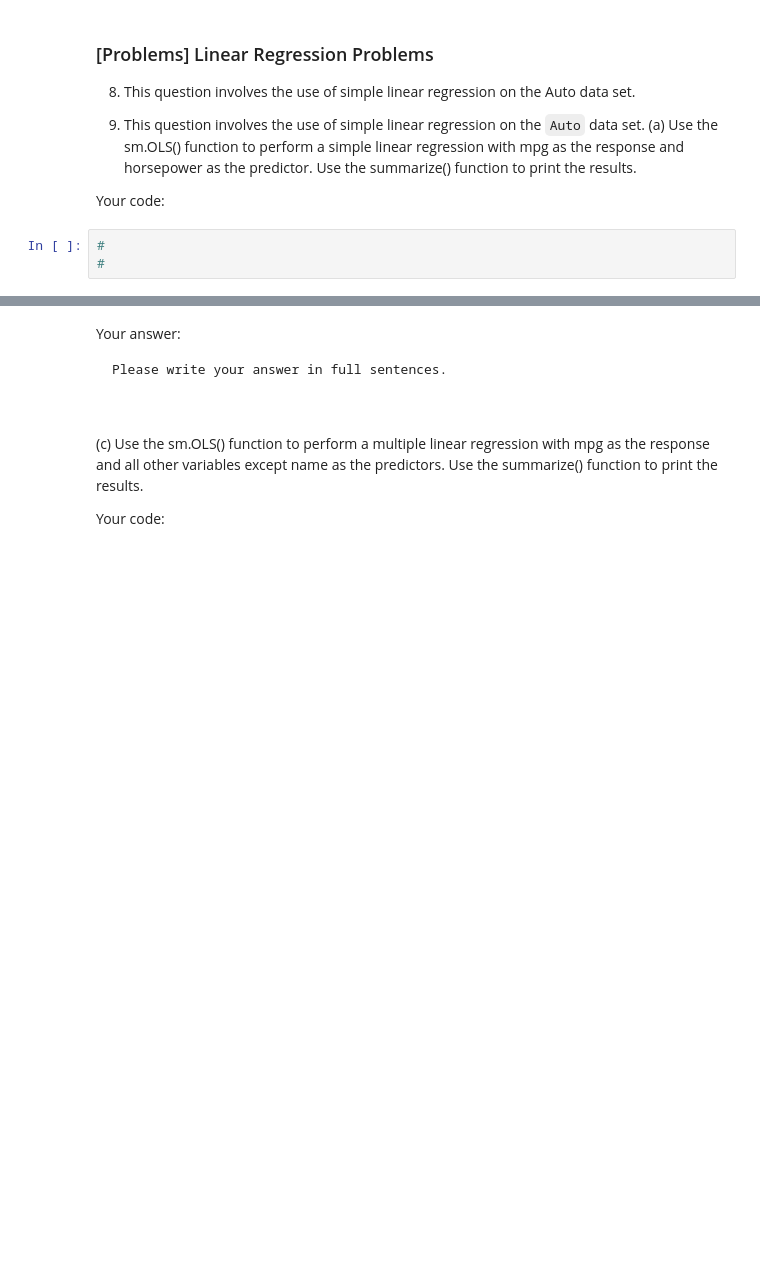
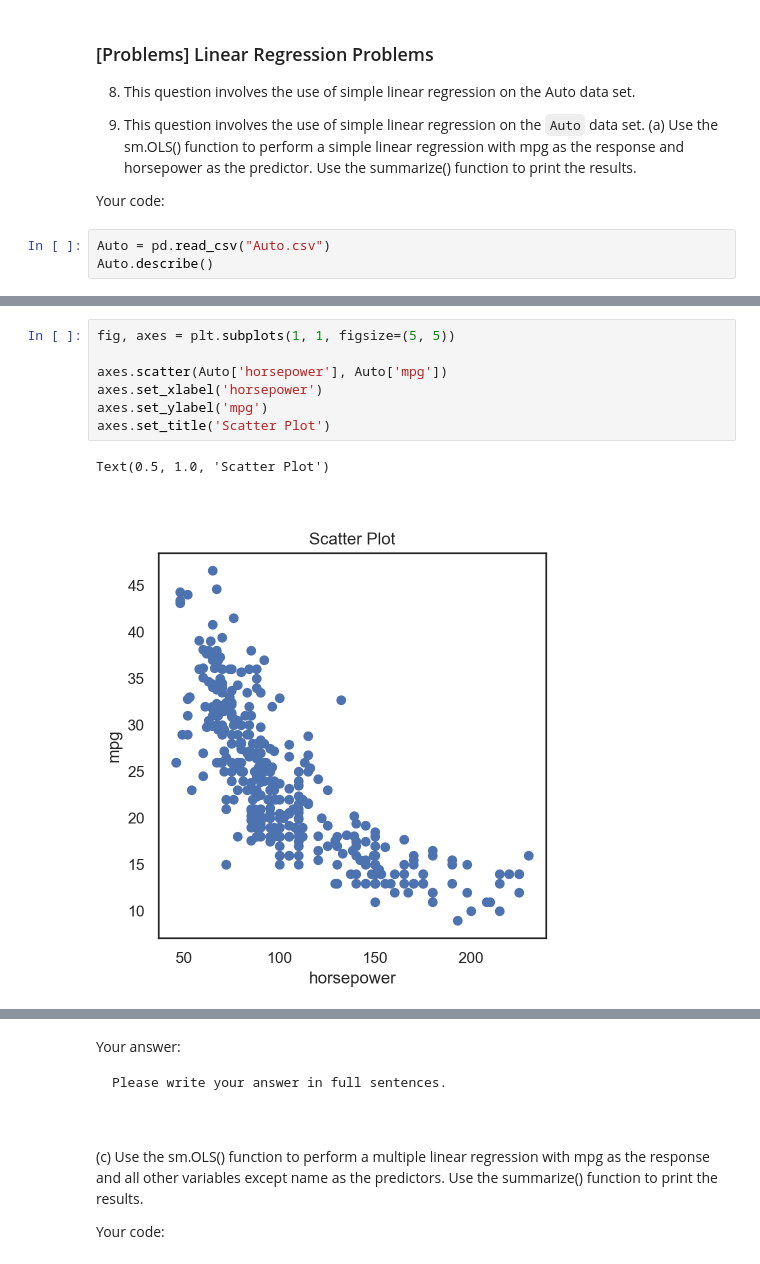
Before and after one commit to BU-MSSP-Classroom/ma679-spring2024-01-linear-regression-yu99t, a Jupyter notebook: Ch3_Regression_Python.ipynb, the cells around one changed output, grey strips where cells are left out. Saved outputs shown, nothing was run; the diff lists cells and outputs as text; blank space fills up the shorter version.

```diff
--- a/Ch3_Regression_Python.ipynb
+++ b/Ch3_Regression_Python.ipynb
@@ -574,5 +749,5 @@ the summarize() function to print the results.
 
 Your code:
 # %%
-#
-#
+Auto = pd.read_csv("Auto.csv")
+Auto.describe()
@@ -578,0 +764,10 @@ Your code:
+# %%
+fig, axes = plt.subplots(1, 1, figsize=(5, 5))
+
+axes.scatter(Auto['horsepower'], Auto['mpg'])
+axes.set_xlabel('horsepower')
+axes.set_ylabel('mpg')
+axes.set_title('Scatter Plot')
+# %% [output]
+Text(0.5, 1.0, 'Scatter Plot')
+[figure, added]
```
Also changed, not shown: parts of 78 cells of this notebook, 7 other files.
